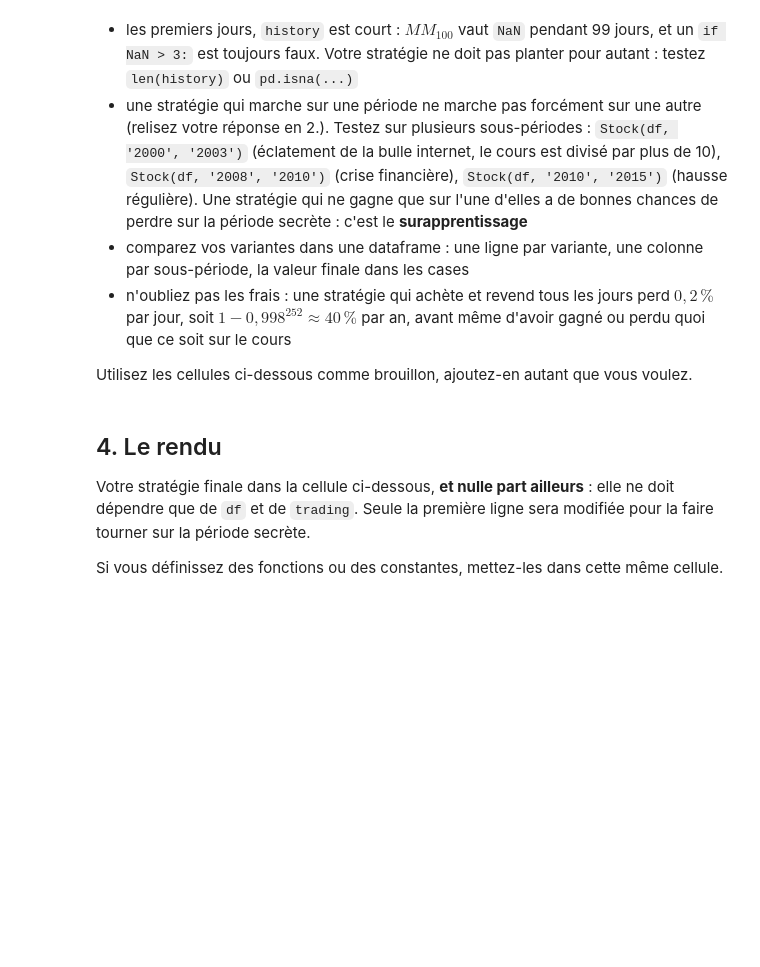
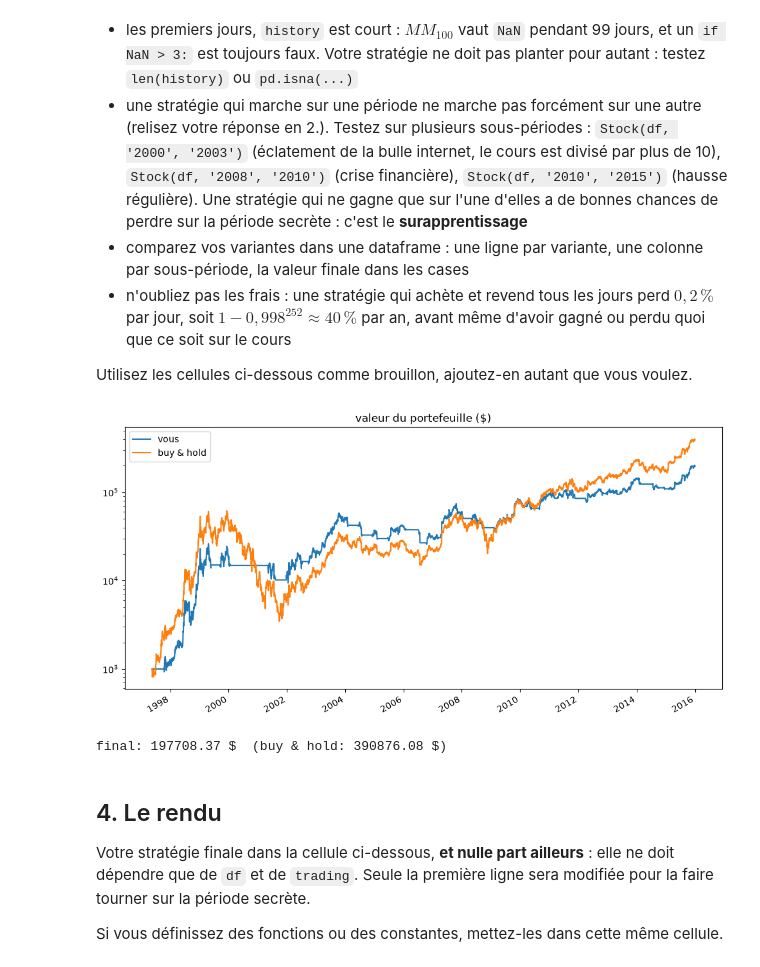
Before and after one commit to SIMVIA-lucas-sovre/projet-trading-pandas, a Jupyter notebook: groupe-4.ipynb, the cells around one changed output. Cells and saved outputs as stored; diff of their text form; code cells hidden in the pictures; blank space fills up the shorter version.

```diff
--- a/groupe-4.ipynb
+++ b/groupe-4.ipynb
@@ -293,7 +295,36 @@ Conseils :
 
 Utilisez les cellules ci-dessous comme brouillon, ajoutez-en autant que vous voulez.
 # %%
-# vos essais
+stock = Stock(df, end='2015')
+for date, history in stock.days():
+
+
+    p=history.Close
+    v=history["Volume"]
+    moy20=history.Close.rolling(20).mean().iloc[-1]
+    moy100=history.Close.rolling(100).mean().iloc[-1]
+
+
+    if np.logical_not(pd.isna(moy100)) and np.logical_not(pd.isna(moy20)):
+        if moy20 > moy100 and p.pct_change().rolling(20).std().iloc[-1] < 0.08 and stock.bankAccount() > 0:
+            stock.buy()
+        if moy100 > moy20 and stock.amount() > 0:
+            stock.sell()
+
+
+    if v.iloc[-1] > v.rolling(100).mean().iloc[-1] and stock.bankAccount() > 0:
+        if
+
+
+
+    #if p.pct_change().rolling(20).std().iloc[-1] > 0.08 and v.iloc[-1] > v.rolling(100).mean().iloc[-1] and stock.amount() > 0:
+        #stock.sell()
+    #if p.pct_change().rolling(20).std().iloc[-1] < 0.05 and v.iloc[-1] < v.rolling(100).mean().iloc[-1] and stock.bankAccount() > 0:
+        #stock.buy()
+stock.plot()
+# %% [output]
+[figure, added]
+final: 197708.37 $  (buy & hold: 390876.08 $)
 # %%
 # vos essais
 # %% [markdown]
```
Also changed, not shown: parts of 2 cells of this notebook.
